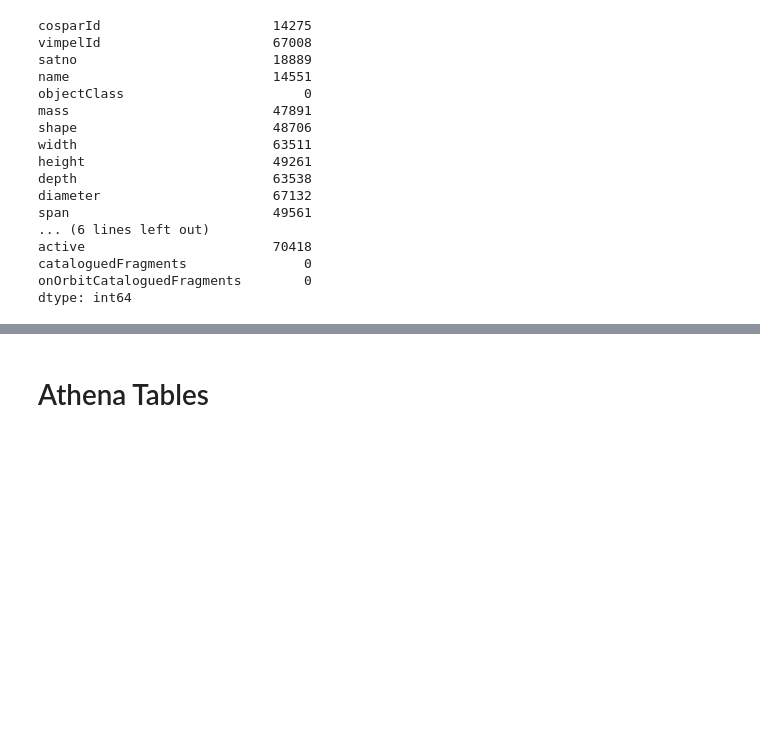
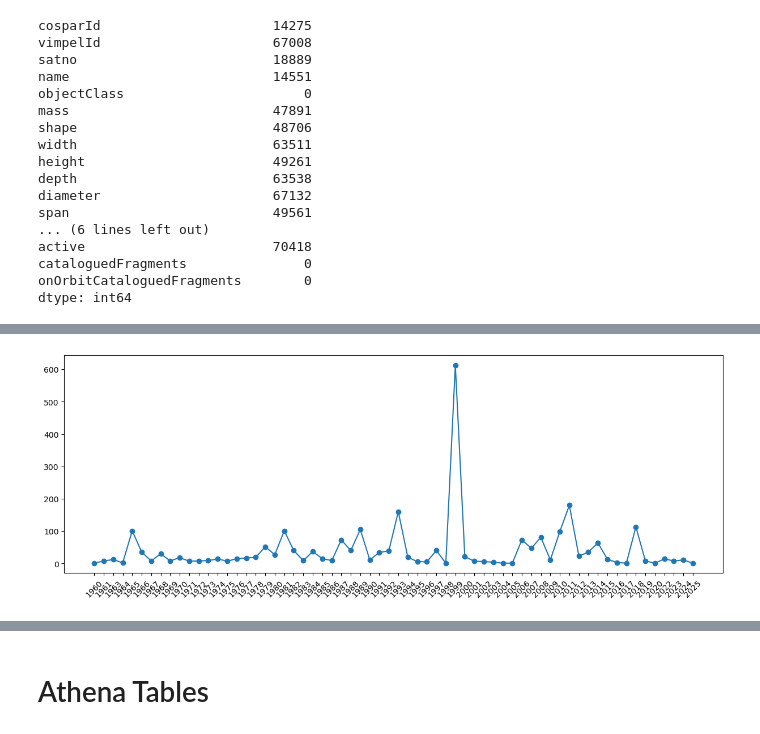
Before and after one commit to tkbarb10/ADS508-GroupProject, a Jupyter notebook: main_updated.ipynb, the cells around one changed output, grey strips where cells are left out. Saved outputs shown, nothing was run; the diff lists cells and outputs as text; code cells hidden in the pictures; blank space fills up the shorter version.

```diff
--- a/main_updated.ipynb
+++ b/main_updated.ipynb
@@ -303,0 +352,15 @@ dtype: int64
+# %%
+df['Launch Date'] = pd.to_datetime(df['Launch Date'])
+launch_counts = df.groupby(df['Launch Date'].dt.to_period("Y"))['International Designator'].count()
+
+launch_counts.index = launch_counts.index.astype(str)
+
+plt.figure(figsize = (15,5))
+
+plt.plot(launch_counts.index, launch_counts.values, marker = 'o', linestyle = '-')
+
+plt.xticks(rotation = 45)
+
+plt.show()
+# %% [output]
+[figure, added]
```
Also changed, not shown: parts of 10 cells of this notebook.
